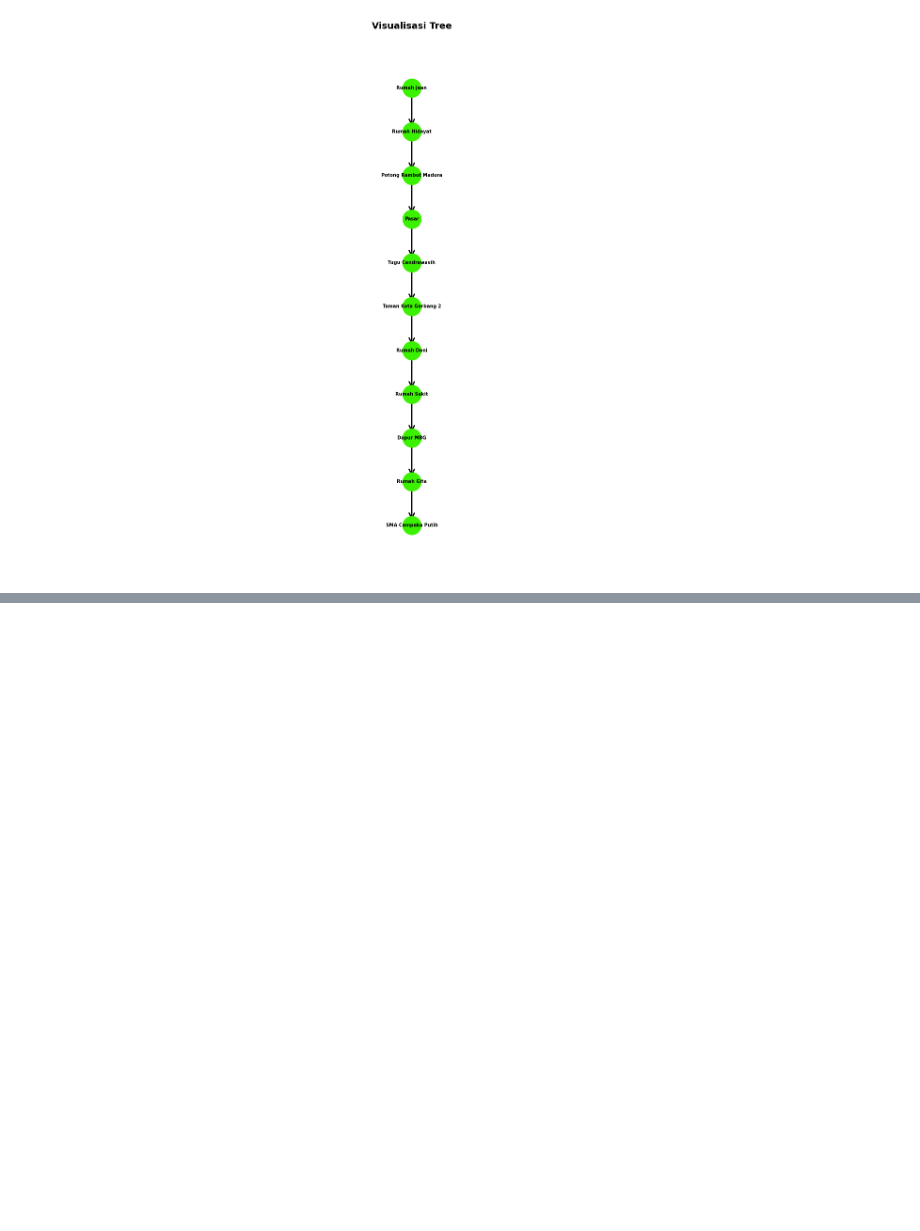
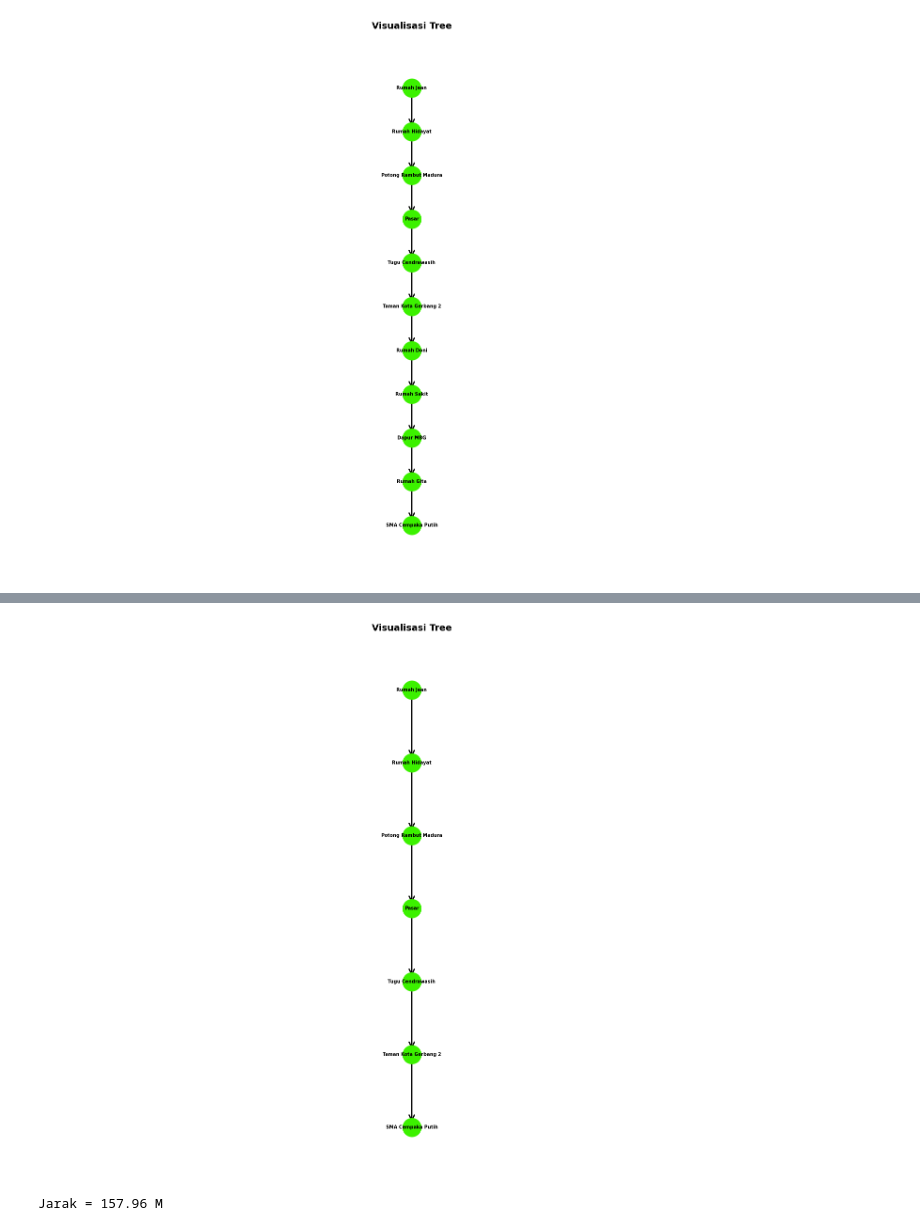
Before and after one commit to Gerhana0/PRAK-MDTG-B-2026, a Jupyter notebook: Pertemuan 5.ipynb, the cells around one changed output, grey strips where cells are left out. Drawn from its saved outputs; the diff is of its cells as text; code cells hidden in the pictures; blank space fills up the shorter version.

```diff
--- a/Pertemuan 5.ipynb
+++ b/Pertemuan 5.ipynb
@@ -42,13 +42,17 @@ def konstruksi_tree_hasil (adjlist) :
         hasil[adjlist[i]].append(i)
     return hasil
 
-def konstruksi_jalan_terpendek (adjlist,start,goal) :
+def konstruksi_jalan_terpendek (adjlist,start,goal,global_adjlist) :
     hasil = {}
+    jarak = 0
     tempat_sekarang = goal
     while tempat_sekarang != start :
-        hasil[adjlist[tempat_sekarang]] = [tempat_sekarang]
-        tempat_sekarang = adjlist[tempat_sekarang]
-    return hasil
+        menuju = tempat_sekarang
+        dari = adjlist[tempat_sekarang]
+        hasil[dari] = [menuju]
+        jarak += hitung_jarak(global_adjlist[dari][menuju].dari,global_adjlist[dari][menuju].menuju)
+        tempat_sekarang = dari
+    return {"map" : hasil, "jarak" : jarak}
 
 def visualisasi_tree (adjlist) :
     G = nx.DiGraph(adjlist)
@@ -202,0 +239,7 @@ visualisasi_tree(konstruksi_jalan_terpendek(adjlist=hasil,start=start,goal=goal)
+# %%
+jalan_terpendek = konstruksi_jalan_terpendek(hasil,start,goal,adjlist)
+visualisasi_tree(jalan_terpendek["map"])
+print(f"Jarak = {jalan_terpendek["jarak"]:.2f} M")
+# %% [output]
+[figure, added]
+Jarak = 157.96 M
```
Also changed, not shown: parts of 17 cells of this notebook, 1 other file.
